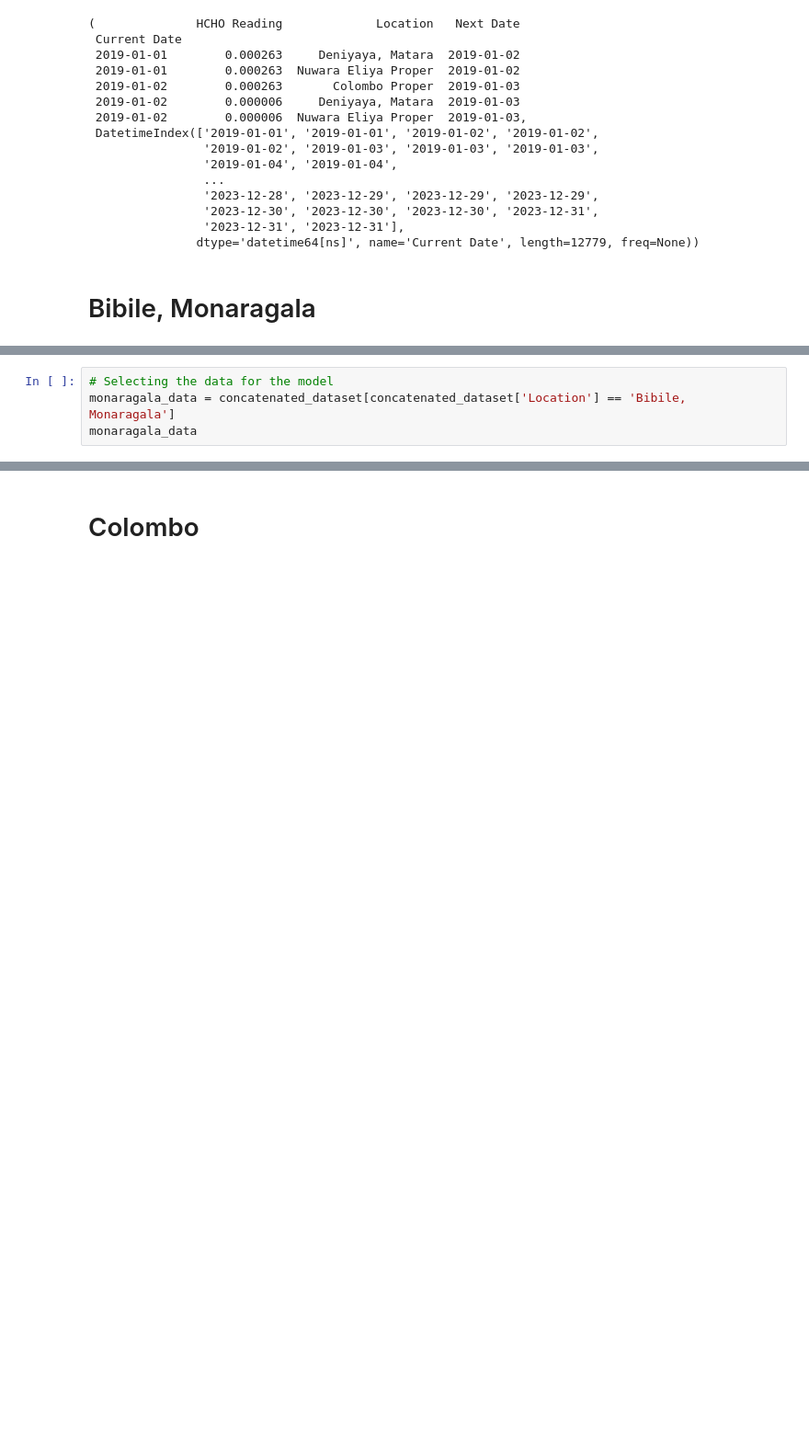
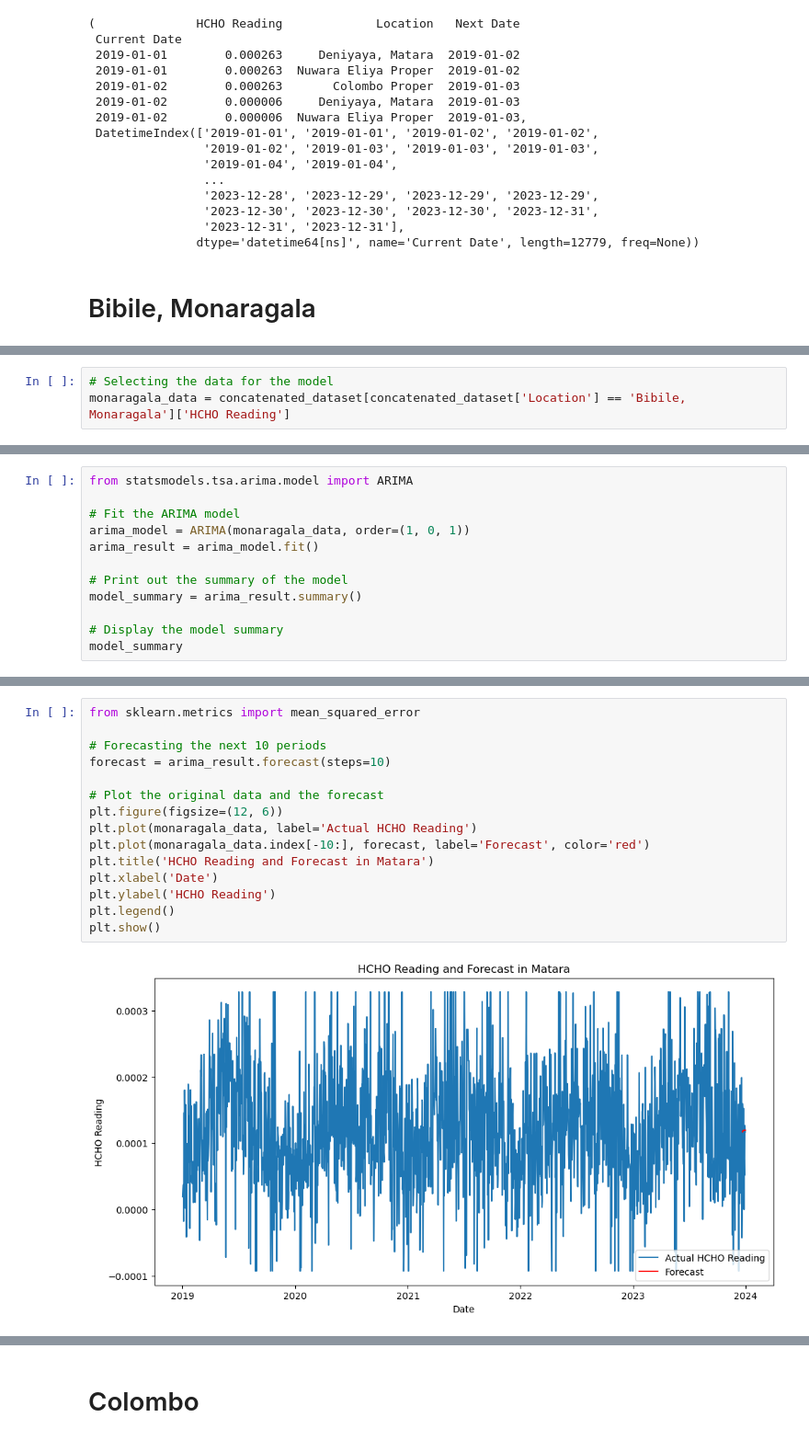
Before and after one commit to VanujaSooriyaarachchi/HCHO_Prediction, a Jupyter notebook: Arima.ipynb, the cells around one changed output, grey strips where cells are left out. Shown at 92% size. Cells and saved outputs as stored; diff of their text form; blank space fills up the shorter version.

Commit message:
S Arima

```diff
--- a/Arima.ipynb
+++ b/Arima.ipynb
@@ -82,4 +90,3 @@ df_head_after, df_index_info
 # %%
 # Selecting the data for the model
-monaragala_data = concatenated_dataset[concatenated_dataset['Location'] == 'Bibile, Monaragala']
-monaragala_data
+monaragala_data = concatenated_dataset[concatenated_dataset['Location'] == 'Bibile, Monaragala']['HCHO Reading']
@@ -140,0 +93,12 @@ forecast.plot()
+# %%
+from statsmodels.tsa.arima.model import ARIMA
+
+# Fit the ARIMA model
+arima_model = ARIMA(monaragala_data, order=(1, 0, 1))
+arima_result = arima_model.fit()
+
+# Print out the summary of the model
+model_summary = arima_result.summary()
+
+# Display the model summary
+model_summary
@@ -140,0 +142,17 @@ forecast.plot()
+# %%
+from sklearn.metrics import mean_squared_error
+
+# Forecasting the next 10 periods
+forecast = arima_result.forecast(steps=10)
+
+# Plot the original data and the forecast
+plt.figure(figsize=(12, 6))
+plt.plot(monaragala_data, label='Actual HCHO Reading')
+plt.plot(monaragala_data.index[-10:], forecast, label='Forecast', color='red')
+plt.title('HCHO Reading and Forecast in Matara')
+plt.xlabel('Date')
+plt.ylabel('HCHO Reading')
+plt.legend()
+plt.show()
+# %% [output]
+[figure, added]
```
Also changed, not shown: parts of 71 cells of this notebook, 3 other files.
